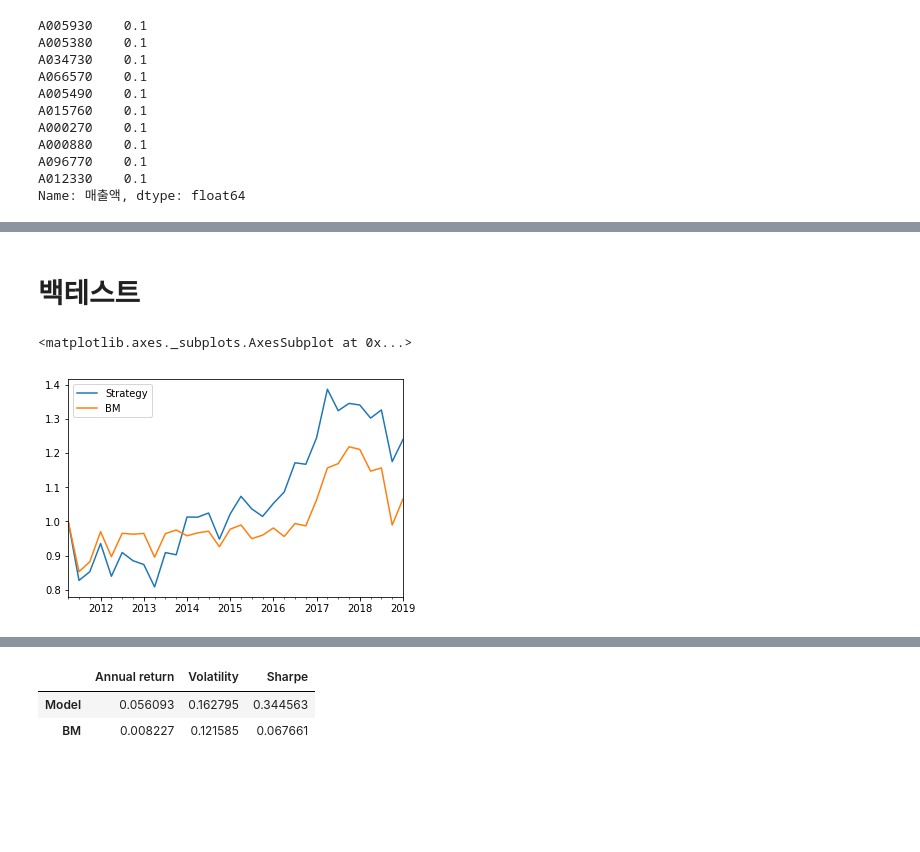
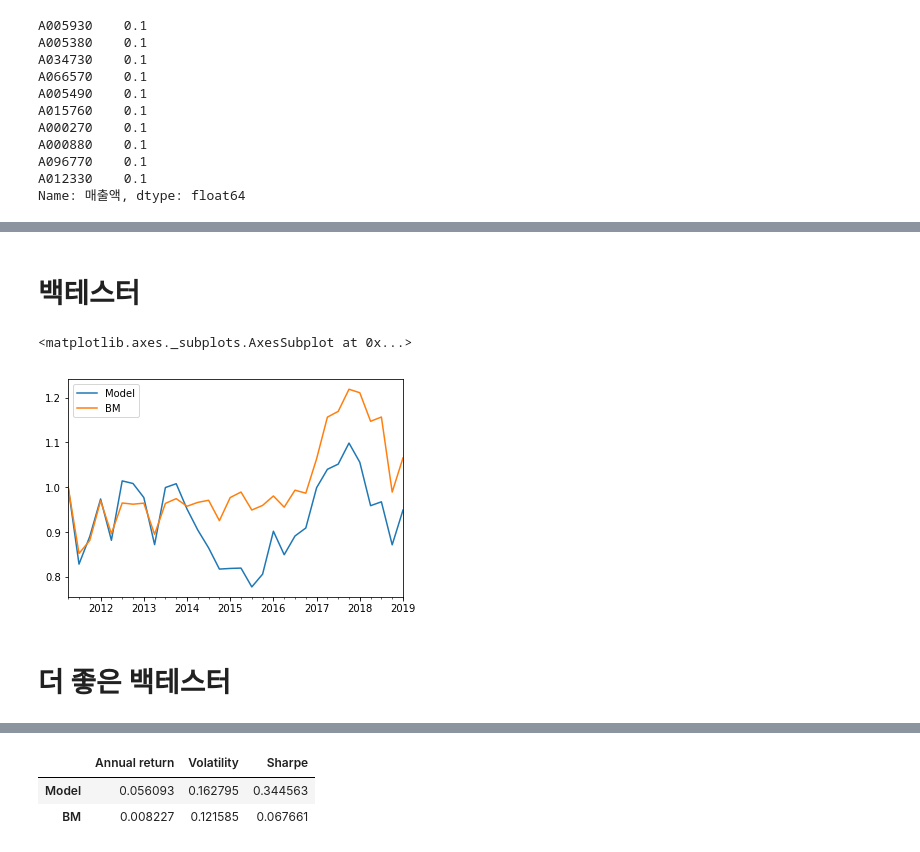
Before and after one commit to gem763/qit, a Jupyter notebook: nb/backtester.ipynb, the cells around one changed output, grey strips where cells are left out. Saved outputs shown, nothing was run; the diff lists cells and outputs as text; code cells hidden in the pictures; blank space fills up the shorter version.

```diff
--- a/nb/backtester.ipynb
+++ b/nb/backtester.ipynb
@@ -89,25 +75,5 @@ Name: 매출액, dtype: float64
 # %% [markdown]
-# 백테스트
+# 백테스터
-# %%
-dates = mc.index[8:]
-pos = {}
-nav = {}
-pos_bm = {}
-nav_bm = {}
-n = 100
-
-for i,date in enumerate(dates):
-    pos[date] = 매출상위10다시(date, fin=fin, mc=mc, n=n)
-    pos_bm[date] = BM(date, fin=fin, mc=mc)
-
-    if i==0:
-        nav[date] = 1
-        nav_bm[date] = 1
-
-    else:
-        date_prev = dates[i-1]
-        nav[date] = evaluate(nav, pos, date_prev, date, mc)
-        nav_bm[date] = evaluate(nav_bm, pos_bm, date_prev, date, mc)
 # %%
 def evaluate(nav, pos, date_prev, date, mc):
     nav_prev = nav[date_prev]
@@ -115,11 +81,33 @@ def evaluate(nav, pos, date_prev, date, mc):
     assets_prev = pos_prev.index
     pos_update = mc.loc[date, assets_prev] / mc.loc[date_prev, assets_prev] * pos_prev
     return nav_prev * pos_update.sum()
+# %%
+dates = mc.index[8:]
+pos = {}
+nav = {}
+pos_bm = {}
+nav_bm = {}
+n = 10
+
+for i,date in enumerate(dates):
+    pos[date] = 매출상위(date, fin=fin, mc=mc, n=n)
+    pos_bm[date] = BM(date, fin=fin, mc=mc)
+
+    if i==0:
+        nav[date] = 1
+        nav_bm[date] = 1
+
+    else:
+        date_prev = dates[i-1]
+        nav[date] = evaluate(nav, pos, date_prev, date, mc)
+        nav_bm[date] = evaluate(nav_bm, pos_bm, date_prev, date, mc)
 # %%
-pd.DataFrame({'Strategy':nav, 'BM':nav_bm}).plot()
+pd.DataFrame({'Model':nav, 'BM':nav_bm}).plot()
 # %% [output]
 <matplotlib.axes._subplots.AxesSubplot at 0x...>
-[figure, old version]
+[figure, new version]
+# %% [markdown]
+# 더 좋은 백테스터
 # %%
 class Backtest:
     def __init__(self, model=None, bm=None, fin=None, mc=None, info=None, n=10):
```
Also changed, not shown: parts of 3 cells of this notebook, 4 other files.
